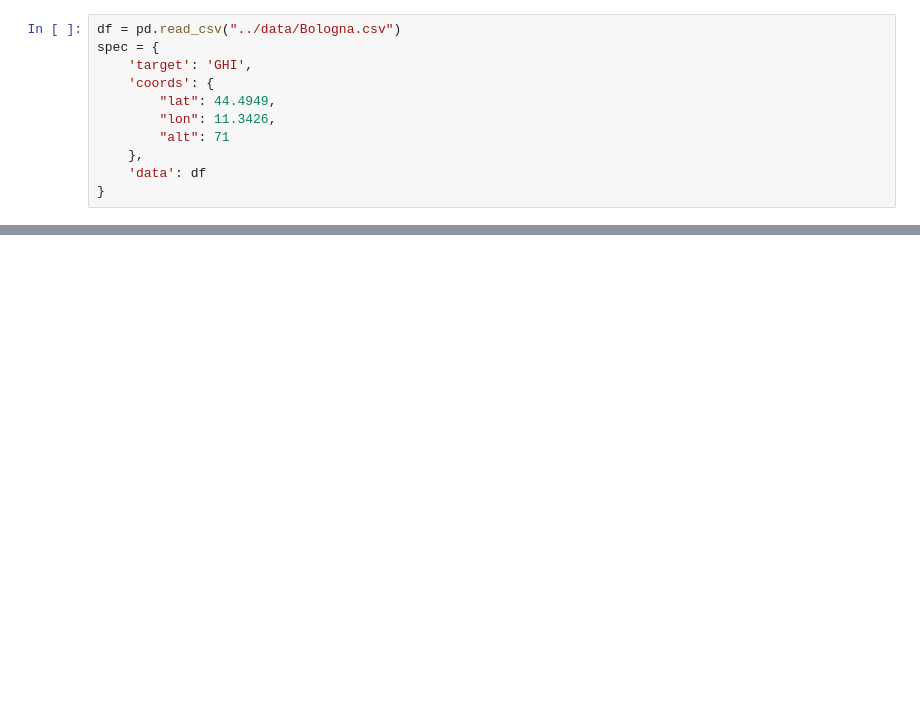
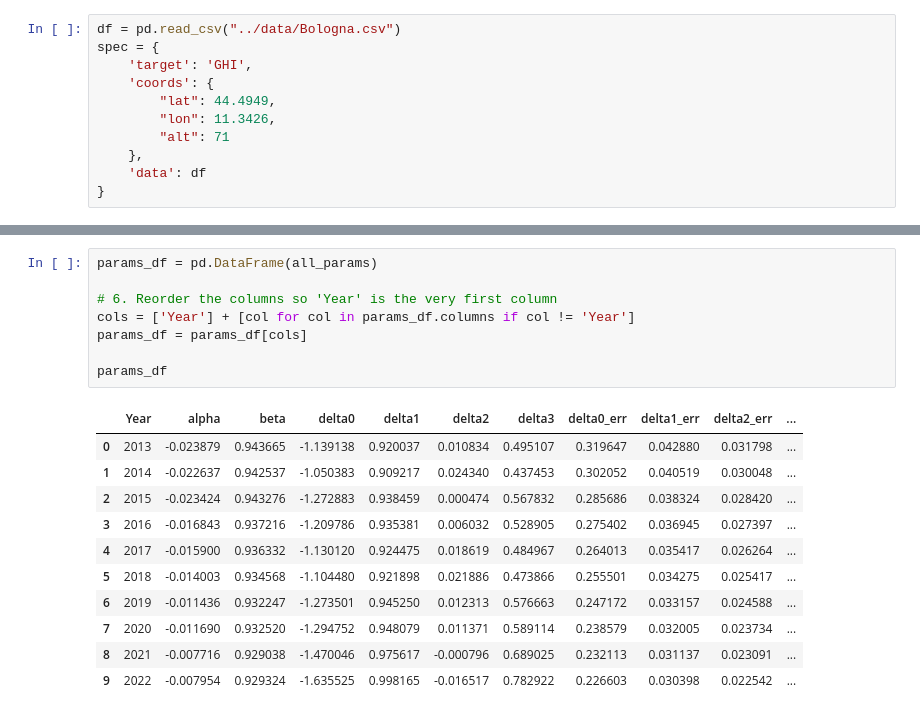
Before and after one commit to rafafvs/solar_python, a Jupyter notebook: vignettespy/notebook-seasonalClearsky.ipynb, the cells around one changed output, grey strips where cells are left out. Cells and saved outputs as stored; diff of their text form; blank space fills up the shorter version.

Commit message:
Added computed Table A1

```diff
--- a/vignettespy/notebook-seasonalClearsky.ipynb
+++ b/vignettespy/notebook-seasonalClearsky.ipynb
@@ -213,0 +261,20 @@ KeyError: "['t'] not in index"
+# %%
+params_df = pd.DataFrame(all_params)
+
+# 6. Reorder the columns so 'Year' is the very first column
+cols = ['Year'] + [col for col in params_df.columns if col != 'Year']
+params_df = params_df[cols]
+
+params_df
+# %% [output]
+|  | Year | alpha | beta | delta0 | delta1 | delta2 | delta3 | delta0_err | delta1_err | delta2_err | ... |
+| 0 | 2013 | -0.023879 | 0.943665 | -1.139138 | 0.920037 | 0.010834 | 0.495107 | 0.319647 | 0.042880 | 0.031798 | ... |
+| 1 | 2014 | -0.022637 | 0.942537 | -1.050383 | 0.909217 | 0.024340 | 0.437453 | 0.302052 | 0.040519 | 0.030048 | ... |
+| 2 | 2015 | -0.023424 | 0.943276 | -1.272883 | 0.938459 | 0.000474 | 0.567832 | 0.285686 | 0.038324 | 0.028420 | ... |
+| 3 | 2016 | -0.016843 | 0.937216 | -1.209786 | 0.935381 | 0.006032 | 0.528905 | 0.275402 | 0.036945 | 0.027397 | ... |
+| 4 | 2017 | -0.015900 | 0.936332 | -1.130120 | 0.924475 | 0.018619 | 0.484967 | 0.264013 | 0.035417 | 0.026264 | ... |
+| 5 | 2018 | -0.014003 | 0.934568 | -1.104480 | 0.921898 | 0.021886 | 0.473866 | 0.255501 | 0.034275 | 0.025417 | ... |
+| 6 | 2019 | -0.011436 | 0.932247 | -1.273501 | 0.945250 | 0.012313 | 0.576663 | 0.247172 | 0.033157 | 0.024588 | ... |
+| 7 | 2020 | -0.011690 | 0.932520 | -1.294752 | 0.948079 | 0.011371 | 0.589114 | 0.238579 | 0.032005 | 0.023734 | ... |
+| 8 | 2021 | -0.007716 | 0.929038 | -1.470046 | 0.975617 | -0.000796 | 0.689025 | 0.232113 | 0.031137 | 0.023091 | ... |
+| 9 | 2022 | -0.007954 | 0.929324 | -1.635525 | 0.998165 | -0.016517 | 0.782922 | 0.226603 | 0.030398 | 0.022542 | ... |
```
Also changed, not shown: parts of 5 cells of this notebook, 2 other files.
